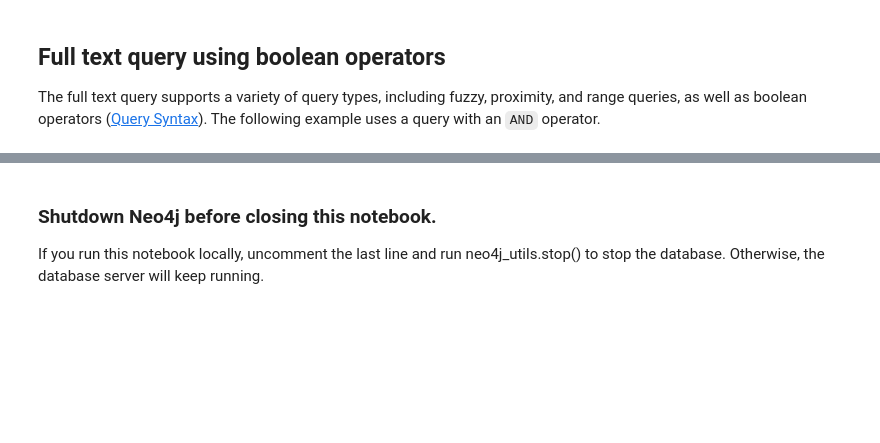
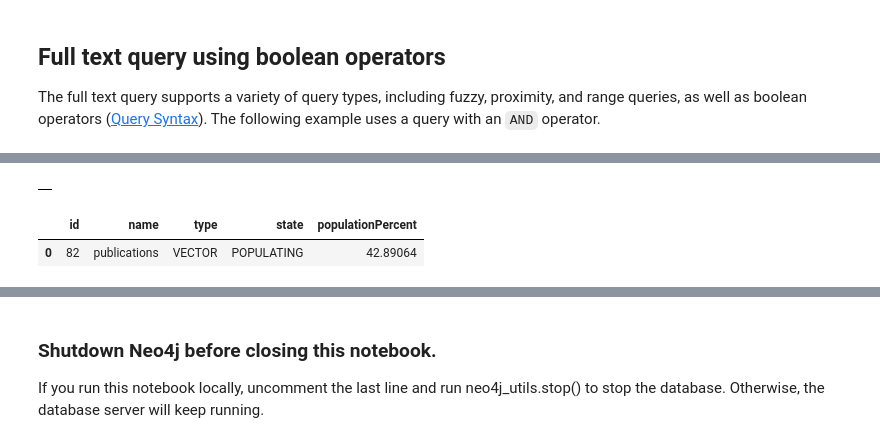
Before and after one commit to radxrad/radx-kg, a Jupyter notebook: notebooks/visualization/ExampleQueries_colab.ipynb, the cells around one changed output, grey strips where cells are left out. Cells and saved outputs as stored; diff of their text form; code cells hidden in the pictures; blank space fills up the shorter version.

```diff
--- a/notebooks/visualization/ExampleQueries_colab.ipynb
+++ b/notebooks/visualization/ExampleQueries_colab.ipynb
@@ -510,0 +511,16 @@ graph.run(query, phrase=phrase).to_data_frame()
+# %%
+query = """
+CALL db.index.vector.createNodeIndex("publications", "Publication", "embedding", 768, "cosine");
+"""
+graph.run(query, phrase=phrase).to_data_frame()
+#print(f"{graph.evaluate(query)}")
+# %% [output]
+|  |
+# %%
+query = """
+SHOW INDEXES YIELD id, name, type, state, populationPercent WHERE type = "VECTOR"
+"""
+graph.run(query).to_data_frame()
+# %% [output]
+|  | id | name | type | state | populationPercent |
+| 0 | 82 | publications | VECTOR | POPULATING | 42.89064 |
```
Also changed, not shown: parts of 11 cells of this notebook.
